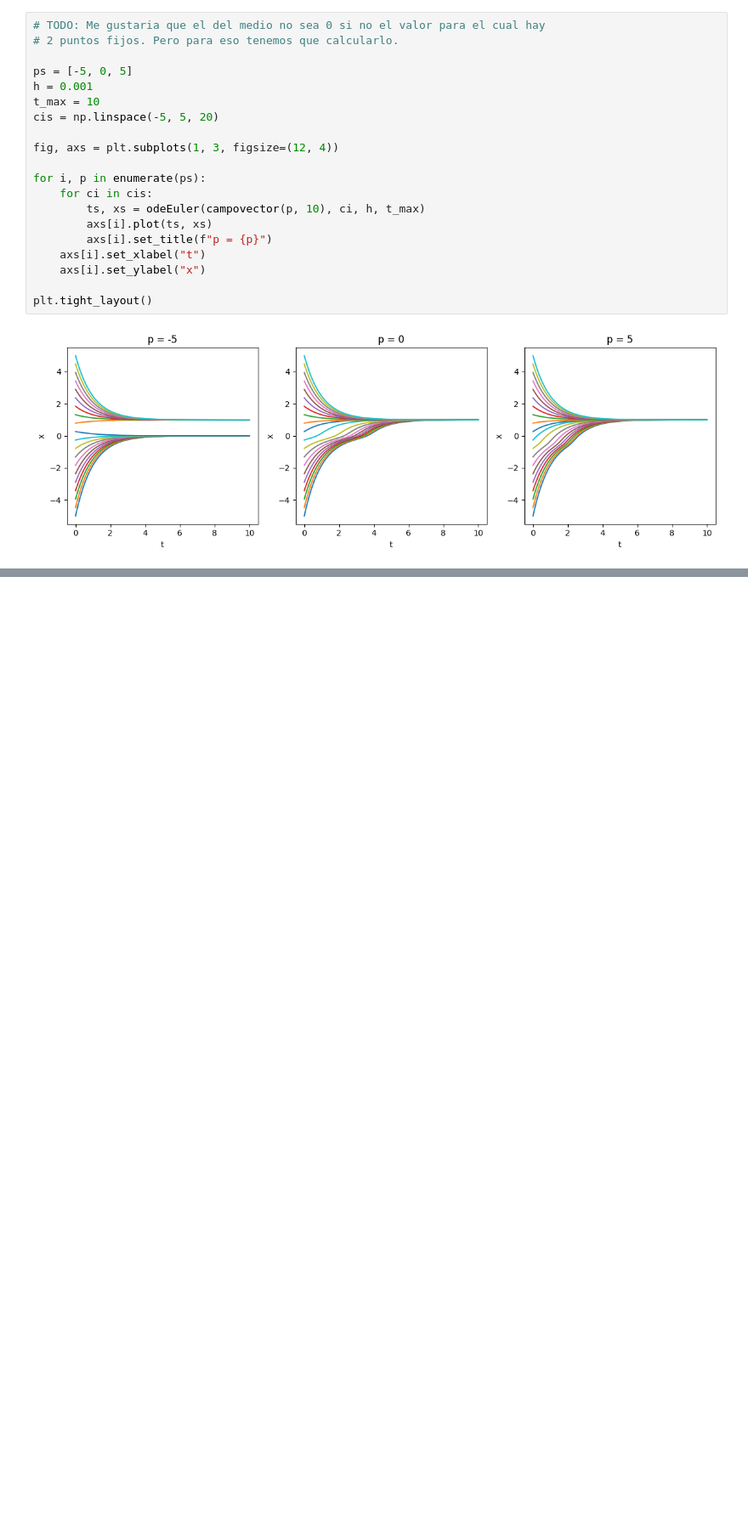
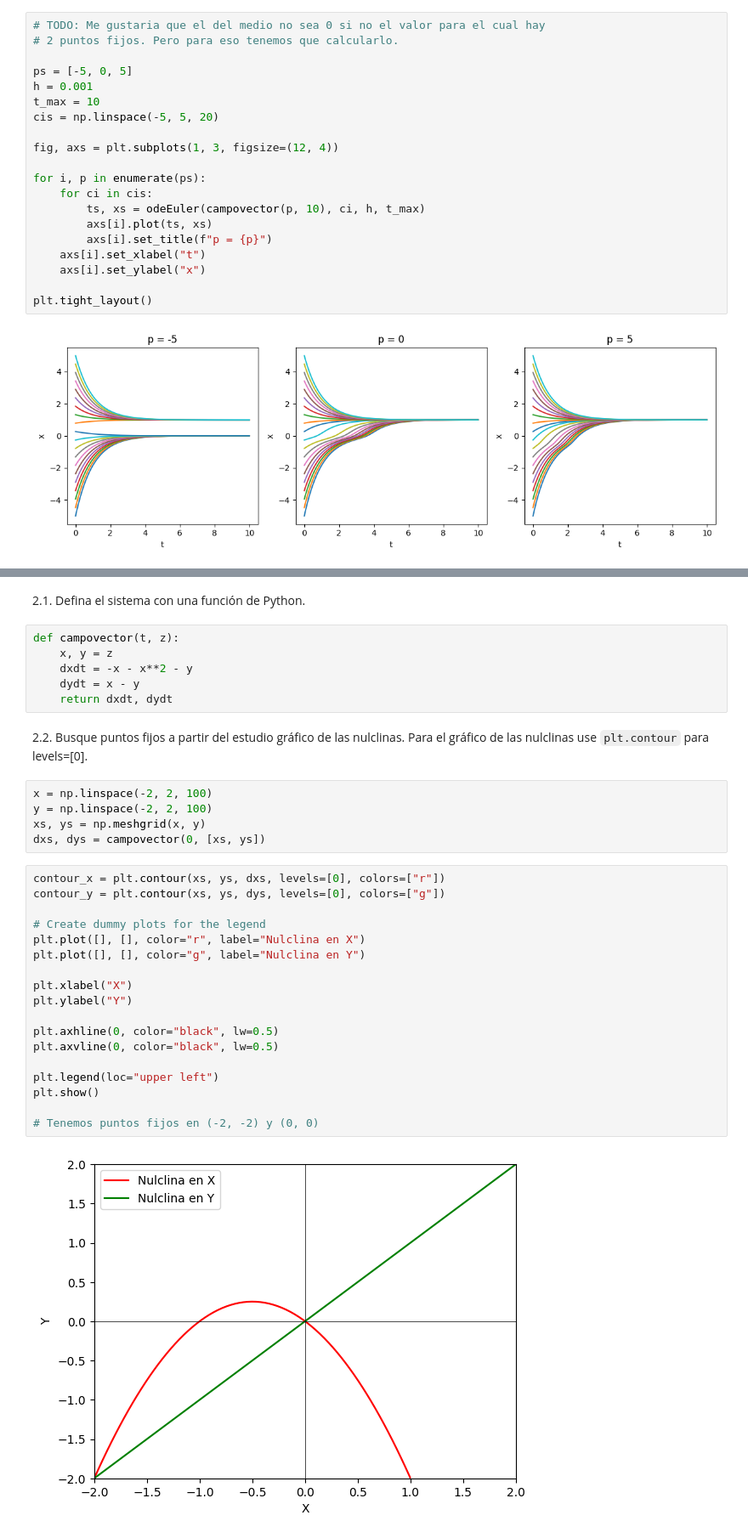
Before and after one commit to HBocaccio/NumLabIMC, a Jupyter notebook: TPs/TP1/TP1IMC2024.ipynb, the cells around one changed output, grey strips where cells are left out. Shown at 85% size. Saved outputs shown, nothing was run; the diff lists cells and outputs as text; blank space fills up the shorter version.

```diff
--- a/TPs/TP1/TP1IMC2024.ipynb
+++ b/TPs/TP1/TP1IMC2024.ipynb
@@ -187,0 +199,35 @@ plt.tight_layout()
+# %% [markdown]
+2.1. Defina el sistema con una función de Python.
+# %%
+def campovector(t, z):
+    x, y = z
+    dxdt = -x - x**2 - y
+    dydt = x - y
+    return dxdt, dydt
+# %% [markdown]
+2.2. Busque puntos fijos a partir del estudio gráfico de las nulclinas. Para el gráfico de las nulclinas use `plt.contour` para levels=[0].
+# %%
+x = np.linspace(-2, 2, 100)
+y = np.linspace(-2, 2, 100)
+xs, ys = np.meshgrid(x, y)
+dxs, dys = campovector(0, [xs, ys])
+# %%
+contour_x = plt.contour(xs, ys, dxs, levels=[0], colors=["r"])
+contour_y = plt.contour(xs, ys, dys, levels=[0], colors=["g"])
+
+# Create dummy plots for the legend
+plt.plot([], [], color="r", label="Nulclina en X")
+plt.plot([], [], color="g", label="Nulclina en Y")
+
+plt.xlabel("X")
+plt.ylabel("Y")
+
+plt.axhline(0, color="black", lw=0.5)
+plt.axvline(0, color="black", lw=0.5)
+
+plt.legend(loc="upper left")
+plt.show()
+
+# Tenemos puntos fijos en (-2, -2) y (0, 0)
+# %% [output]
+[figure, added]
```
Also changed, not shown: parts of 22 cells of this notebook, 5 other files.
